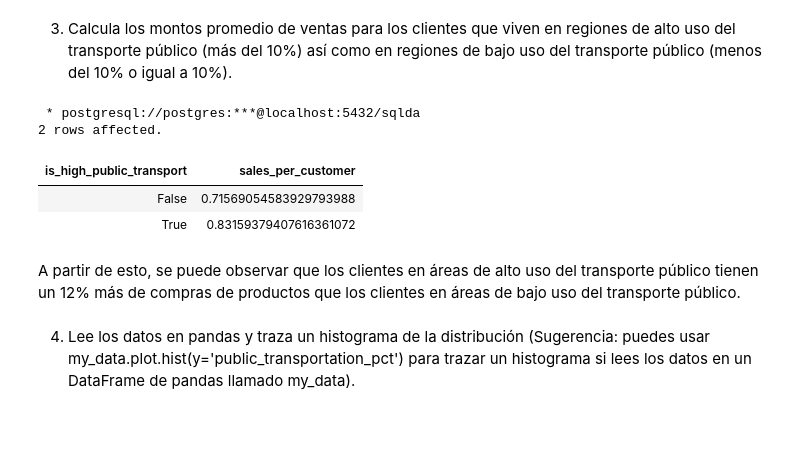
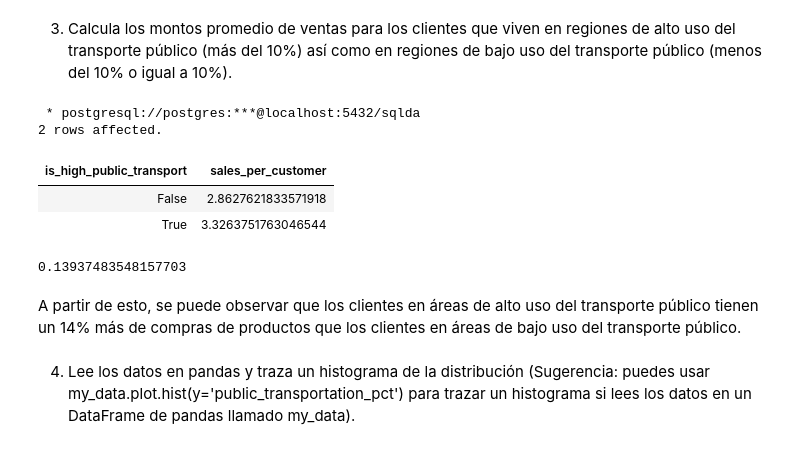
Before and after one commit to limspiga/data-modeling-fall-24, a Jupyter notebook: 06_data_modeling_for_marketing.ipynb, the cells around one changed output. Saved outputs shown, nothing was run; the diff lists cells and outputs as text; code cells hidden in the pictures.

```diff
--- a/06_data_modeling_for_marketing.ipynb
+++ b/06_data_modeling_for_marketing.ipynb
@@ -649,30 +669,34 @@ SELECT
 # %%
 %%sql
 SELECT
-        (public_transportation_pct > 10) AS is_high_public_transport, -- BINARIO
-        COUNT(s.customer_id) * 1.0 / COUNT(DISTINCT c.customer_id) AS sales_per_customer
+        (public_transportation_pct > 10) AS is_high_public_transport, -- valor binario (>10 = true) y (<10 =false)
+        COUNT(s.customer_id) * 1.0 / COUNT(DISTINCT c.customer_id) AS sales_per_customer -- usa DISTINCT par quitar nulls
     FROM
         customers c
     INNER JOIN
         public_transportation_by_zip t
         ON t.zip_code = c.postal_code
     LEFT JOIN
         sales s
         ON s.customer_id = c.customer_id
     WHERE
         public_transportation_pct >= 0
     GROUP BY
         1
     LIMIT
     10;
 # %% [output]
  * postgresql://postgres:***@localhost:5432/sqlda
 2 rows affected.
 | is_high_public_transport | sales_per_customer |
-| False | 0.71569054583929793988 |
-| True | 0.83159379407616361072 |
+| False | 2.8627621833571918 |
+| True | 3.3263751763046544 |
+# %%
+1 - (2.8627621833571918 / 	3.3263751763046544)
+# %% [output]
+0.13937483548157703
 # %% [markdown]
-A partir de esto, se puede observar que los clientes en áreas de alto uso del transporte público tienen un 12% más de compras de productos que los clientes en áreas de bajo uso del transporte público.
+A partir de esto, se puede observar que los clientes en áreas de alto uso del transporte público tienen un 14% más de compras de productos que los clientes en áreas de bajo uso del transporte público.
 # %% [markdown]
 4. Lee los datos en pandas y traza un histograma de la distribución (Sugerencia: puedes usar my_data.plot.hist(y='public_transportation_pct') para trazar un histograma si lees los datos en un DataFrame de pandas llamado my_data).
 # %%
```
Also changed, not shown: parts of 23 cells of this notebook.
